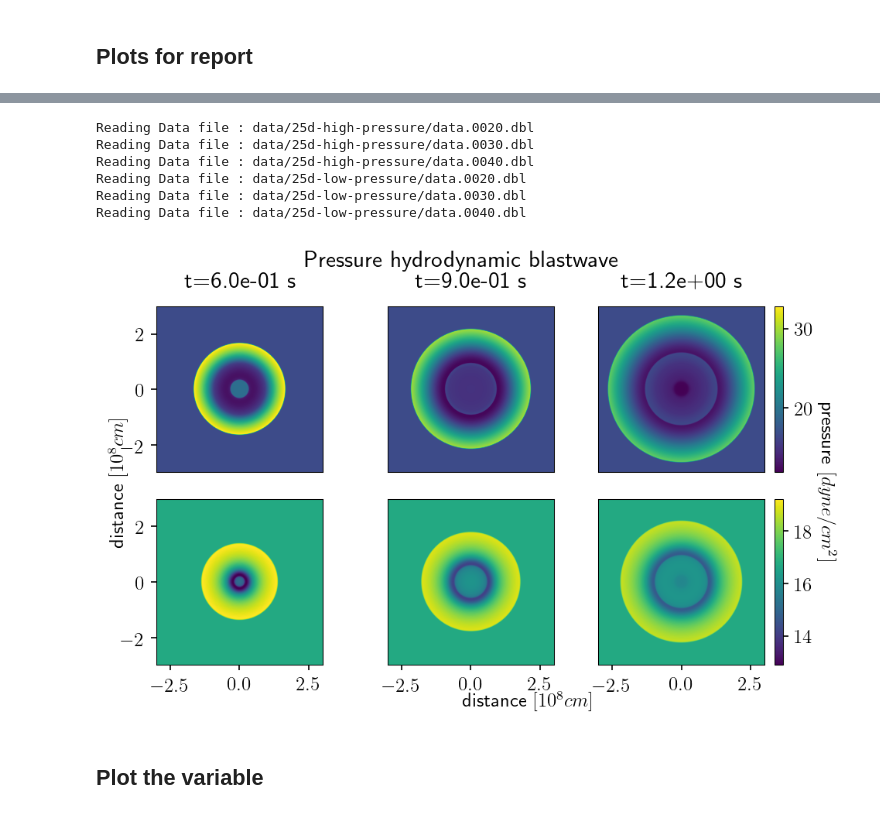
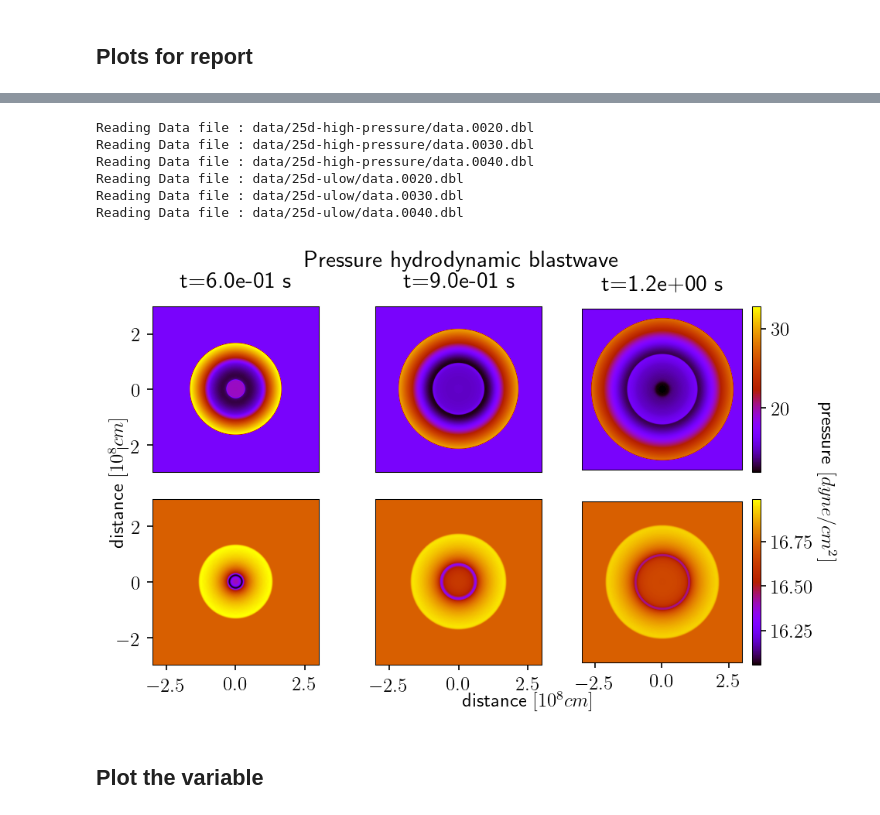
Before and after one commit to Cubedsheep/bachproef-wis-T2, a Jupyter notebook: HD_blastwave/HD-plots.ipynb, the cells around one changed output, grey strips where cells are left out. Cells and saved outputs as stored; diff of their text form; code cells hidden in the pictures.

```diff
--- a/HD_blastwave/HD-plots.ipynb
+++ b/HD_blastwave/HD-plots.ipynb
@@ -116,7 +116,7 @@ fig, ax = plt.subplots(2,3, figsize=(6.5,4))
 ex = [x*1e-8 for x in extent]
 
 indicies = [0,5,10]
-DIRS = ["data/25d-high-pressure/", "data/25d-low-pressure/"]
+DIRS = ["data/25d-high-pressure/", "data/25d-ulow/"]
 DATA = [pp.pload(indicies[i%3], w_dir=DIRS[i//3]) for i in range(6)]
 plotvars = [data.prs for data in DATA]
 UNIT = UNIT_PRESSURE
@@ -141,7 +141,7 @@ for i in range(6):
     if i//3 == 0:
         axis.set_title("t=%.1e s" %(T[indicies[i%3]]), pad=12)
 
-    im=axis.imshow(plotvars[i]*UNIT, cmap="viridis", extent=ex,
+    im=axis.imshow(plotvars[i]*UNIT, cmap="gnuplot", extent=ex,
                   vmin=mins[i//3]*UNIT, vmax=maxs[i//3]*UNIT)
     if i%3 == 2:
         cbar = fig.colorbar(im, ax=axis)
@@ -202,38 +202,38 @@ for i in range(6):
     if i//3 == 0:
         axis.set_title("t=%.1e s" %(T[indicies[i%3]]), pad=12)
 
-    im=axis.imshow(plotvars[i]*UNIT, cmap="viridis", extent=ex,
+    im=axis.imshow(plotvars[i]*UNIT, cmap="gnuplot", extent=ex,
                   vmin=mins[i//3]*UNIT, vmax=maxs[i//3]*UNIT)
     if i%3 == 2:
         cbar = fig.colorbar(im, ax=axis)
         #cbar.ax.set_ylabel('pressure [$g/cm^3$]', rotation=270, labelpad=15.0)
 
 
 for column in range(3):
     ax[1][column].get_xaxis().set_visible(True)
     #ax[1][column].set_xlabel(r"distance $[cm]$", labelpad=12.0)
 for row in range(2):
     ax[row][0].get_yaxis().set_visible(True)
     #ax[row][0].set_ylabel(r"distance $[cm]$")
 
 fig.text(0.5, 0.03, r"distance $[10^8cm]$", va='center')
 fig.text(0.03, 0.5, r"distance $[10^8cm]$", va='center', rotation=90)
 fig.text(0.97, 0.5, r"pressure $[dyne/cm^2]$", va="center", rotation=270)
 
 fig.suptitle("Pressure hydrodynamic blastwave", y=1)
 
 plt.tight_layout()
 plt.show()
 
 fig.savefig("../verslag/images/HD-blast-prs-2.pdf")
 # %% [output]
 Reading Data file : data/25d-high-pressure/data.0020.dbl
 Reading Data file : data/25d-high-pressure/data.0030.dbl
 Reading Data file : data/25d-high-pressure/data.0040.dbl
-Reading Data file : data/25d-low-pressure/data.0020.dbl
-Reading Data file : data/25d-low-pressure/data.0030.dbl
-Reading Data file : data/25d-low-pressure/data.0040.dbl
+Reading Data file : data/25d-ulow/data.0020.dbl
+Reading Data file : data/25d-ulow/data.0030.dbl
+Reading Data file : data/25d-ulow/data.0040.dbl
-[figure, old version]
+[figure, new version]
 # %% [markdown]
 ## Plot the variable
 # %%
```
Also changed, not shown: parts of 1 cell of this notebook, 25 other files.
